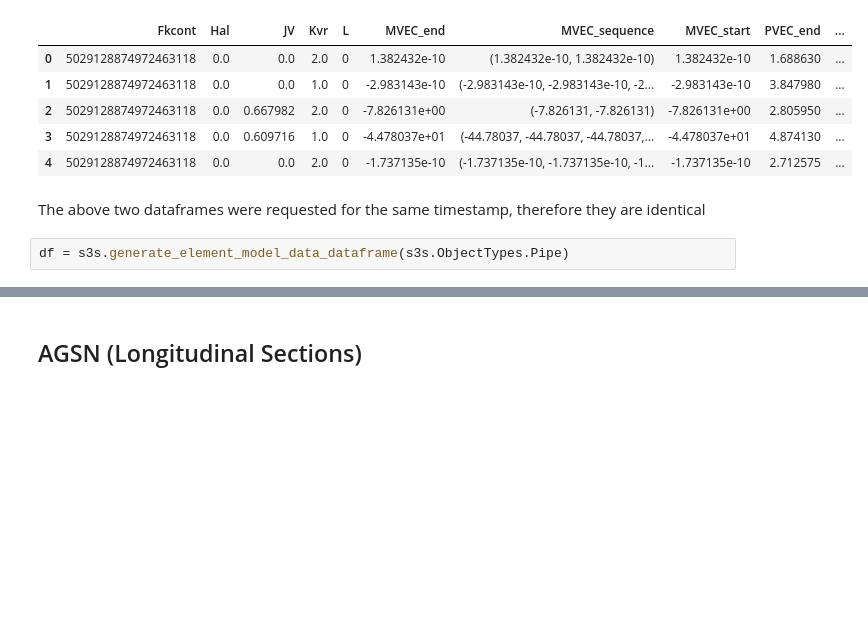
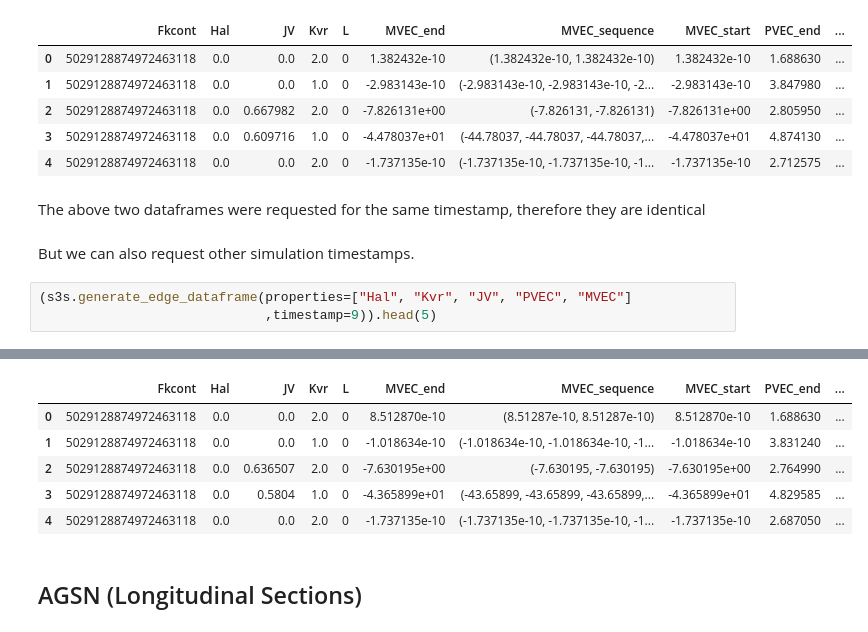
Before and after one commit to 3SConsult/sir3stoolkit, a Jupyter notebook: .doctrees/nbsphinx/tutorials/SIR3S_Model_Mantle/Tutorial053_Assets/ToolkitTutorial053.ipynb, the cells around one changed output, grey strips where cells are left out. Drawn from its saved outputs; the diff is of its cells as text; blank space fills up the shorter version.

```diff
--- a/.doctrees/nbsphinx/tutorials/SIR3S_Model_Mantle/Tutorial053_Assets/ToolkitTutorial053.ipynb
+++ b/.doctrees/nbsphinx/tutorials/SIR3S_Model_Mantle/Tutorial053_Assets/ToolkitTutorial053.ipynb
@@ -228,6 +231,9 @@ timestamp_str
 | 4 | 5029128874972463118 | 0.0 | 0.0 | 2.0 | 0 | -1.737135e-10 | (-1.737135e-10, -1.737135e-10, -1... | -1.737135e-10 | 2.712575 | ... |
 # %% [markdown]
 The above two dataframes were requested for the same timestamp, therefore they are identical
+# %% [markdown]
+But we can also request other simulation timestamps.
 # %%
-df = s3s.generate_element_model_data_dataframe(s3s.ObjectTypes.Pipe)
+(s3s.generate_edge_dataframe(properties=["Hal", "Kvr", "JV", "PVEC", "MVEC"]
+                             ,timestamp=9)).head(5)
 # %% [output]
@@ -240,3 +257,9 @@ df = s3s.generate_element_model_data_dataframe(s3s.ObjectTypes.Pipe)
+|  | Fkcont | Hal | JV | Kvr | L | MVEC_end | MVEC_sequence | MVEC_start | PVEC_end | ... |
+| 0 | 5029128874972463118 | 0.0 | 0.0 | 2.0 | 0 | 8.512870e-10 | (8.51287e-10, 8.51287e-10) | 8.512870e-10 | 1.688630 | ... |
+| 1 | 5029128874972463118 | 0.0 | 0.0 | 1.0 | 0 | -1.018634e-10 | (-1.018634e-10, -1.018634e-10, -1... | -1.018634e-10 | 3.831240 | ... |
+| 2 | 5029128874972463118 | 0.0 | 0.636507 | 2.0 | 0 | -7.630195e+00 | (-7.630195, -7.630195) | -7.630195e+00 | 2.764990 | ... |
+| 3 | 5029128874972463118 | 0.0 | 0.5804 | 1.0 | 0 | -4.365899e+01 | (-43.65899, -43.65899, -43.65899,... | -4.365899e+01 | 4.829585 | ... |
+| 4 | 5029128874972463118 | 0.0 | 0.0 | 2.0 | 0 | -1.737135e-10 | (-1.737135e-10, -1.737135e-10, -1... | -1.737135e-10 | 2.687050 | ... |
 # %% [markdown]
 ## AGSN (Longitudinal Sections)
 # %% [markdown]
```
Also changed, not shown: parts of 11 cells of this notebook, 6 other files.
